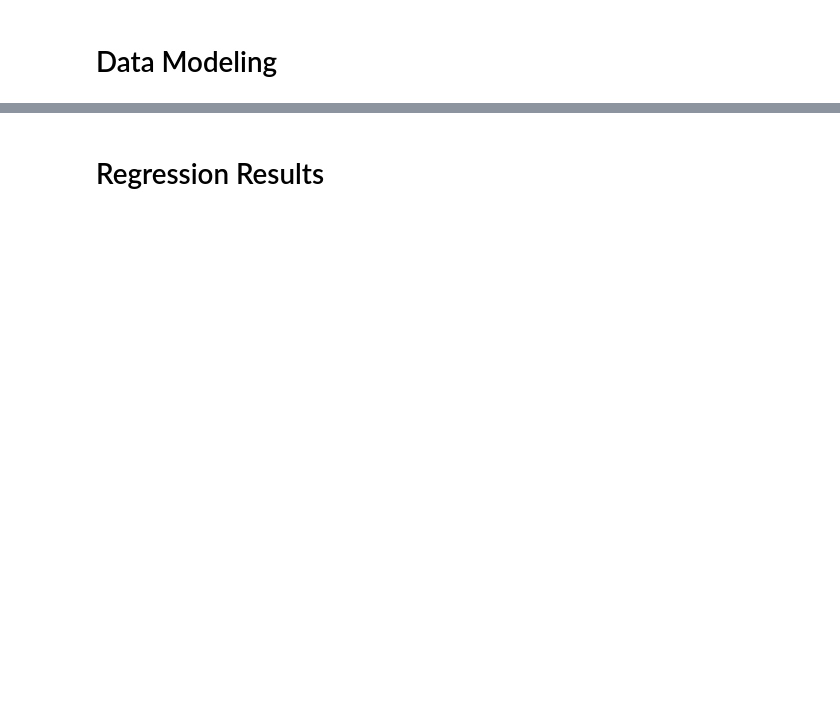
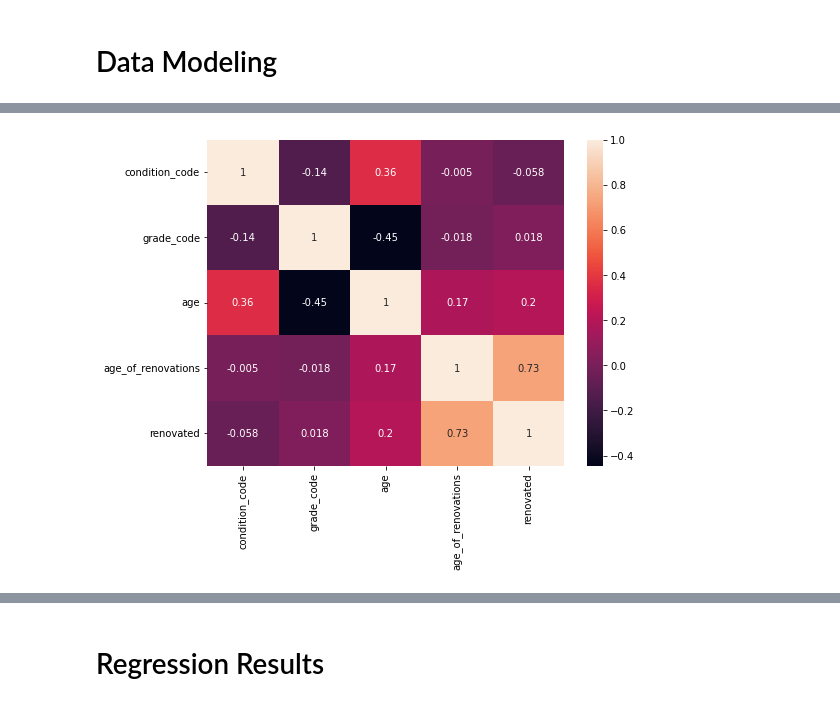
Before and after one commit to hannah-schurman/dsc-phase2-project, a Jupyter notebook: housing_sales_modeling.ipynb, the cells around one changed output, grey strips where cells are left out. Saved outputs shown, nothing was run; the diff lists cells and outputs as text; code cells hidden in the pictures; blank space fills up the shorter version.

```diff
--- a/housing_sales_modeling.ipynb
+++ b/housing_sales_modeling.ipynb
@@ -799,0 +619,5 @@ Sample(20 houses) prediction price difference -1.09 %
+# %%
+# First I'll crate some basic variables that will be use through the analysis and modeling
+df_condition = df_cities[['price','condition_code','grade_code','age','age_of_renovations','renovated']]
+X_condition = df_condition[['condition_code','grade_code','age','age_of_renovations','renovated']]
+y_condition = df_condition.price
@@ -799,0 +634,7 @@ Sample(20 houses) prediction price difference -1.09 %
+# %%
+# We can view this as a heat map to give a better view
+plt.figure(figsize=(8,6))
+sns.heatmap(X_condition.corr(), annot=True)
+plt.show()
+# %% [output]
+[figure, added]
```
Also changed, not shown: parts of 109 cells of this notebook, 4 other files.
